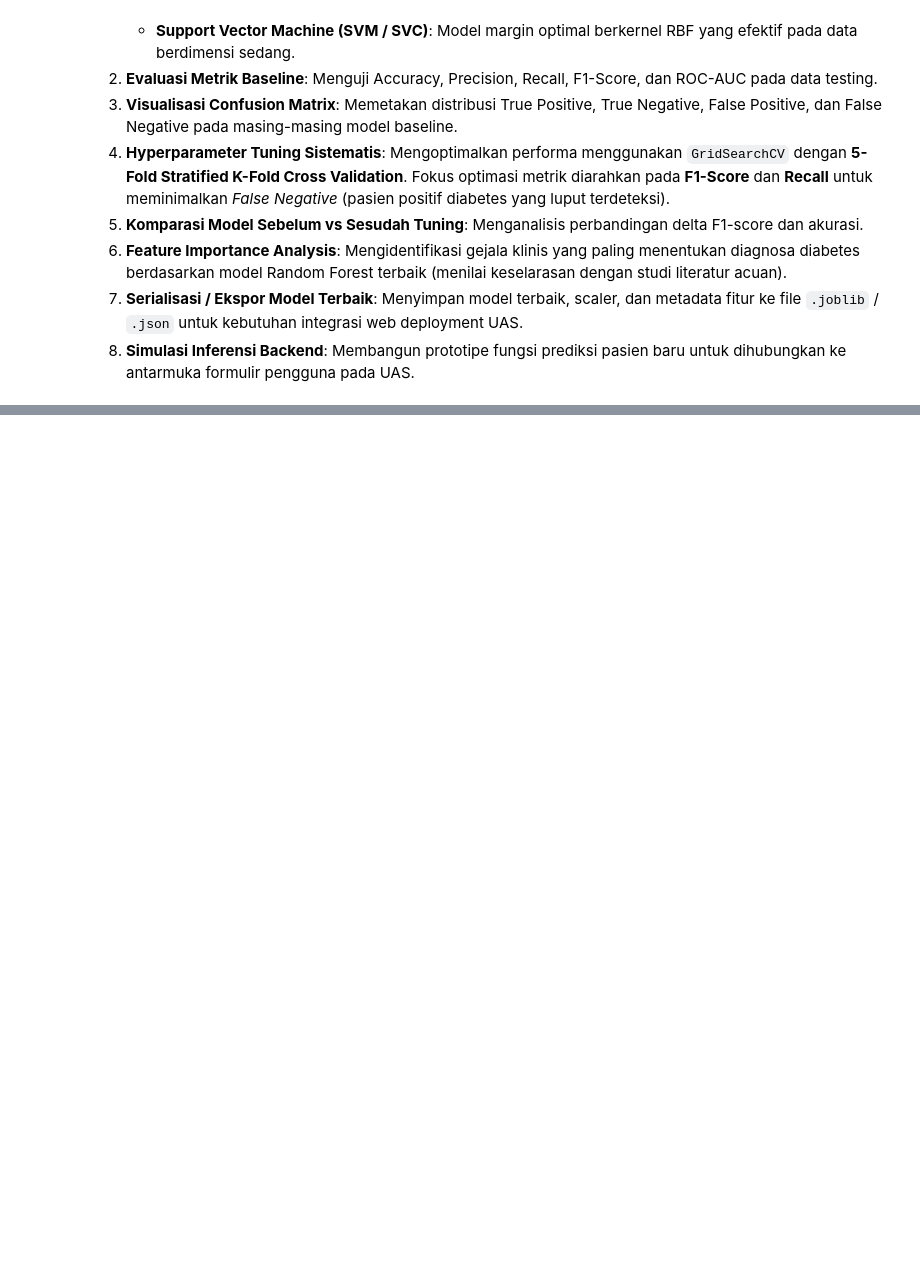
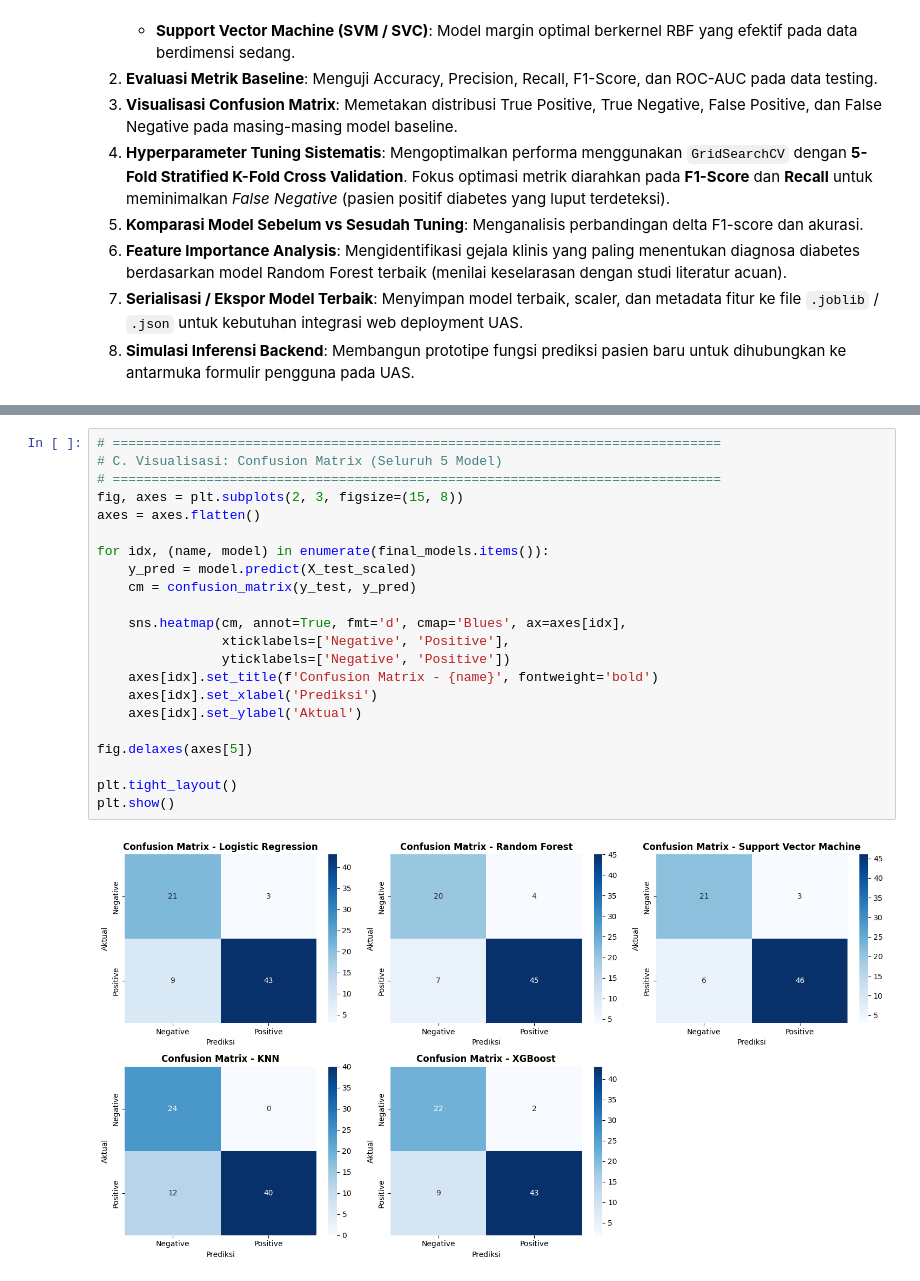
Before and after one commit to hafidzrizqullahprasetya/PPD, a Jupyter notebook: grup-project/[PPD]_Group-Project_Kelompok-3_PL5A1_Deteksi-Dini-Diabetes.ipynb, the cells around one changed output, grey strips where cells are left out. Cells and saved outputs as stored; diff of their text form; blank space fills up the shorter version.

Commit message:
feat(grup-project): update slide presentasi Gluco Sense dan notebook hasil run all evaluasi 5 model

```diff
--- a/grup-project/[PPD]_Group-Project_Kelompok-3_PL5A1_Deteksi-Dini-Diabetes.ipynb
+++ b/grup-project/[PPD]_Group-Project_Kelompok-3_PL5A1_Deteksi-Dini-Diabetes.ipynb
@@ -1632,0 +1800,24 @@ HASIL SIMULASI INFERENSI PENGUJIAN BACKEND:
+# %%
+# ==============================================================================
+# C. Visualisasi: Confusion Matrix (Seluruh 5 Model)
+# ==============================================================================
+fig, axes = plt.subplots(2, 3, figsize=(15, 8))
+axes = axes.flatten()
+
+for idx, (name, model) in enumerate(final_models.items()):
+    y_pred = model.predict(X_test_scaled)
+    cm = confusion_matrix(y_test, y_pred)
+
+    sns.heatmap(cm, annot=True, fmt='d', cmap='Blues', ax=axes[idx],
+                xticklabels=['Negative', 'Positive'],
+                yticklabels=['Negative', 'Positive'])
+    axes[idx].set_title(f'Confusion Matrix - {name}', fontweight='bold')
+    axes[idx].set_xlabel('Prediksi')
+    axes[idx].set_ylabel('Aktual')
+
+fig.delaxes(axes[5])
+
+plt.tight_layout()
+plt.show()
+# %% [output]
+[figure, added]
```
Also changed, not shown: parts of 14 cells of this notebook, 1 other file.
